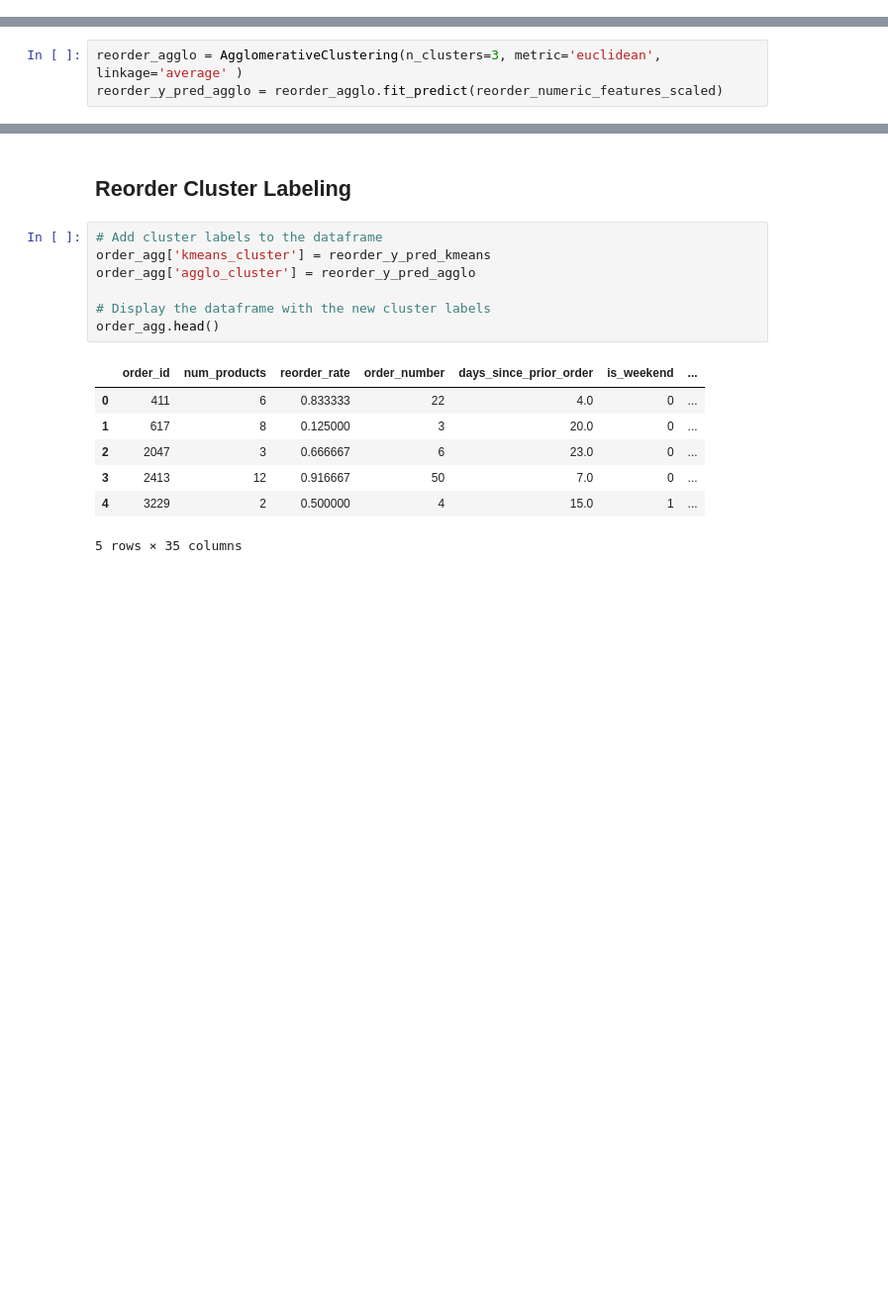
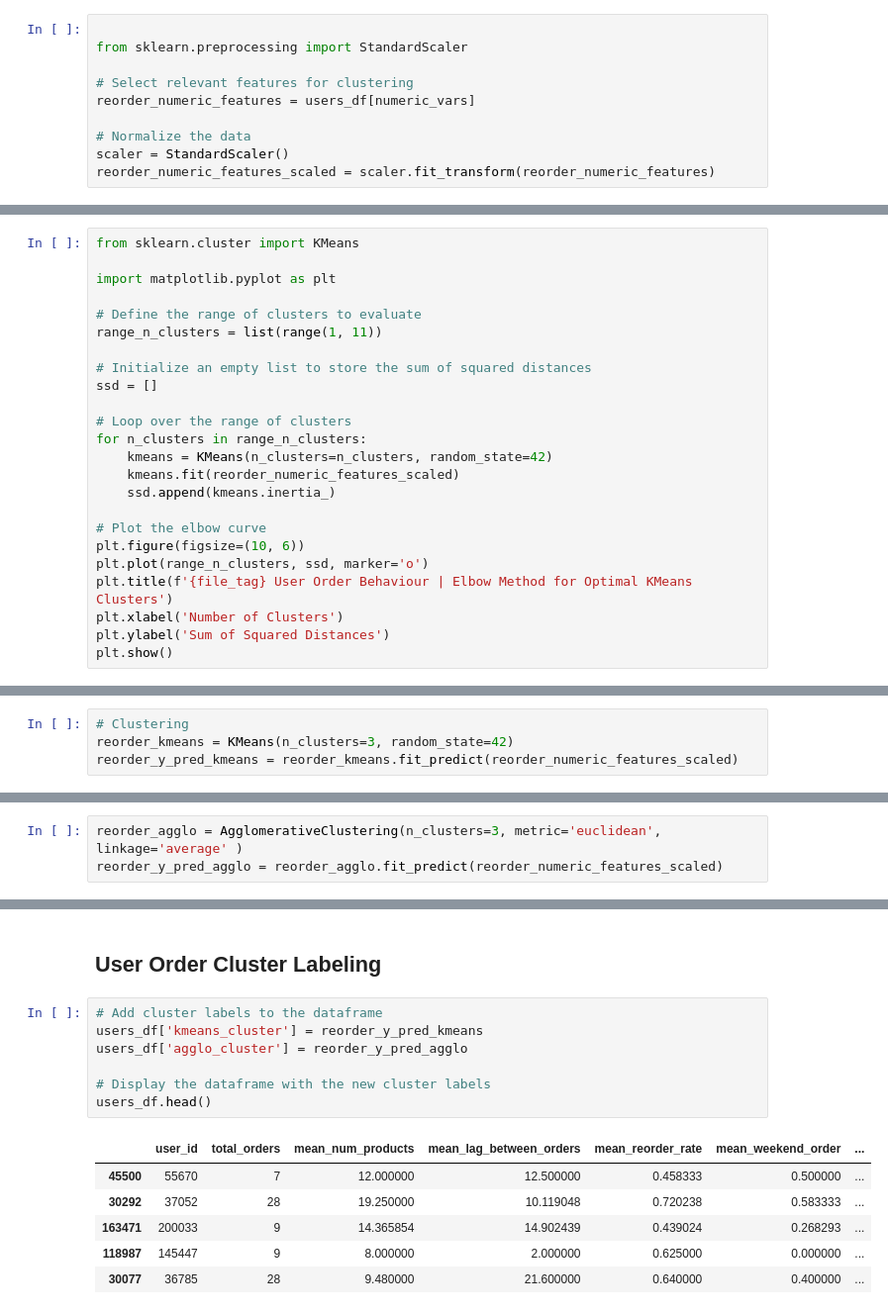
Before and after one commit to jvanalytics/ist_dash_2024_rec, a Jupyter notebook: non_supervised_analysis/notebooks/dataset_3/2_instacart_clustering.ipynb, the cells around one changed output, grey strips where cells are left out. Shown at 99% size. Cells and saved outputs as stored; diff of their text form; blank space fills up the shorter version.

```diff
--- a/non_supervised_analysis/notebooks/dataset_3/2_instacart_clustering.ipynb
+++ b/non_supervised_analysis/notebooks/dataset_3/2_instacart_clustering.ipynb
@@ -408,0 +256,10 @@ reorder_y_pred_kmeans = reorder_kmeans.fit_predict(reorder_numeric_features_scal
+# %%
+
+from sklearn.preprocessing import StandardScaler
+
+# Select relevant features for clustering
+reorder_numeric_features = users_df[numeric_vars]
+
+# Normalize the data
+scaler = StandardScaler()
+reorder_numeric_features_scaled = scaler.fit_transform(reorder_numeric_features)
@@ -408,0 +290,24 @@ reorder_y_pred_kmeans = reorder_kmeans.fit_predict(reorder_numeric_features_scal
+# %%
+from sklearn.cluster import KMeans
+
+import matplotlib.pyplot as plt
+
+# Define the range of clusters to evaluate
+range_n_clusters = list(range(1, 11))
+
+# Initialize an empty list to store the sum of squared distances
+ssd = []
+
+# Loop over the range of clusters
+for n_clusters in range_n_clusters:
+    kmeans = KMeans(n_clusters=n_clusters, random_state=42)
+    kmeans.fit(reorder_numeric_features_scaled)
+    ssd.append(kmeans.inertia_)
+
+# Plot the elbow curve
+plt.figure(figsize=(10, 6))
+plt.plot(range_n_clusters, ssd, marker='o')
+plt.title(f'{file_tag} User Order Behaviour | Elbow Method for Optimal KMeans Clusters')
+plt.xlabel('Number of Clusters')
+plt.ylabel('Sum of Squared Distances')
+plt.show()
@@ -408,0 +326,4 @@ reorder_y_pred_kmeans = reorder_kmeans.fit_predict(reorder_numeric_features_scal
+# %%
+# Clustering
+reorder_kmeans = KMeans(n_clusters=3, random_state=42)
+reorder_y_pred_kmeans = reorder_kmeans.fit_predict(reorder_numeric_features_scaled)
@@ -438,18 +353,17 @@ Adjusted Rand Index for Agglomerative Clustering: -0.001533440942175297
 # %% [markdown]
-## Reorder Cluster Labeling
+## User Order Cluster Labeling
 # %%
 # Add cluster labels to the dataframe
-order_agg['kmeans_cluster'] = reorder_y_pred_kmeans
-order_agg['agglo_cluster'] = reorder_y_pred_agglo
+users_df['kmeans_cluster'] = reorder_y_pred_kmeans
+users_df['agglo_cluster'] = reorder_y_pred_agglo
 
 # Display the dataframe with the new cluster labels
-order_agg.head()
+users_df.head()
 # %% [output]
-|  | order_id | num_products | reorder_rate | order_number | days_since_prior_order | is_weekend | ... |
-| 0 | 411 | 6 | 0.833333 | 22 | 4.0 | 0 | ... |
-| 1 | 617 | 8 | 0.125000 | 3 | 20.0 | 0 | ... |
-| 2 | 2047 | 3 | 0.666667 | 6 | 23.0 | 0 | ... |
-| 3 | 2413 | 12 | 0.916667 | 50 | 7.0 | 0 | ... |
-| 4 | 3229 | 2 | 0.500000 | 4 | 15.0 | 1 | ... |
+|  | user_id | total_orders | mean_num_products | mean_lag_between_orders | mean_reorder_rate | mean_weekend_order | ... |
+| 45500 | 55670 | 7 | 12.000000 | 12.500000 | 0.458333 | 0.500000 | ... |
+| 30292 | 37052 | 28 | 19.250000 | 10.119048 | 0.720238 | 0.583333 | ... |
+| 163471 | 200033 | 9 | 14.365854 | 14.902439 | 0.439024 | 0.268293 | ... |
+| 118987 | 145447 | 9 | 8.000000 | 2.000000 | 0.625000 | 0.000000 | ... |
+| 30077 | 36785 | 28 | 9.480000 | 21.600000 | 0.640000 | 0.400000 | ... |
-5 rows × 35 columns
 # %% [markdown]
```
Also changed, not shown: parts of 76 cells of this notebook, 3 other files.
